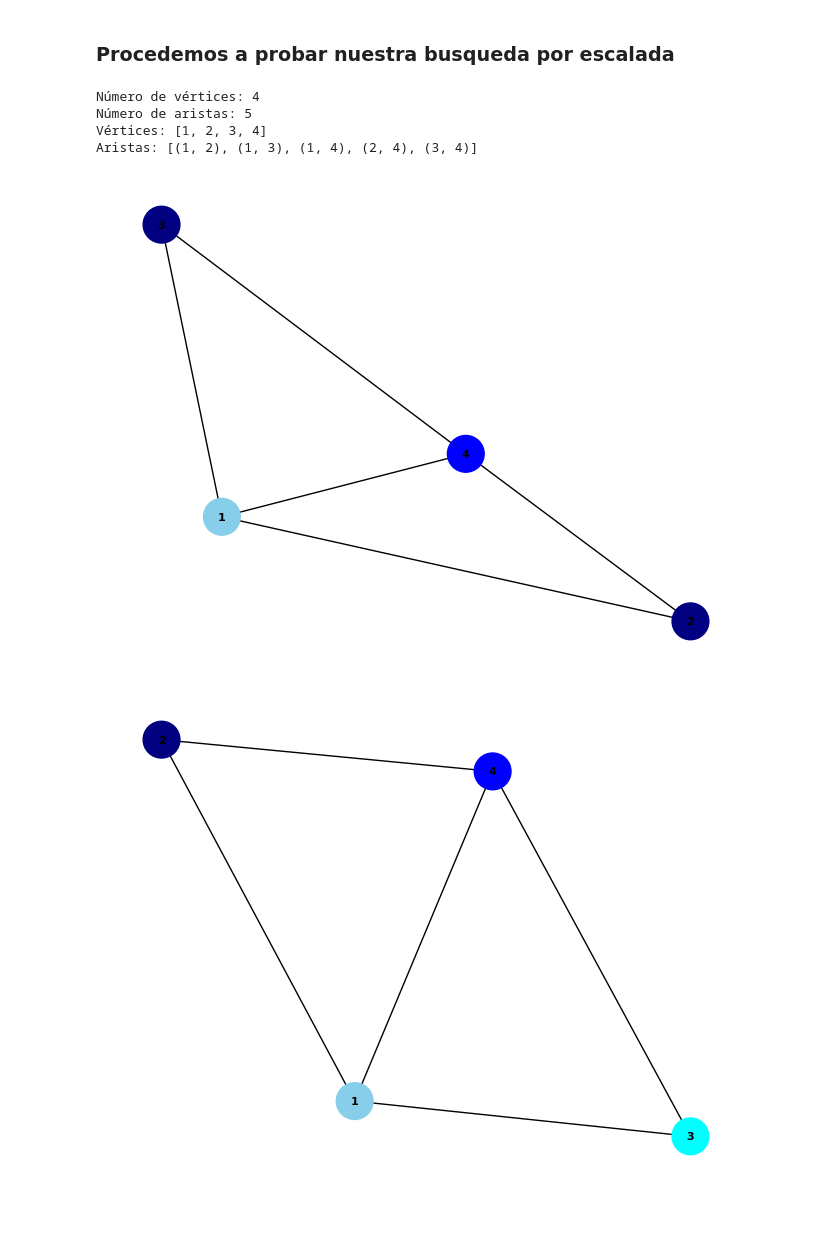
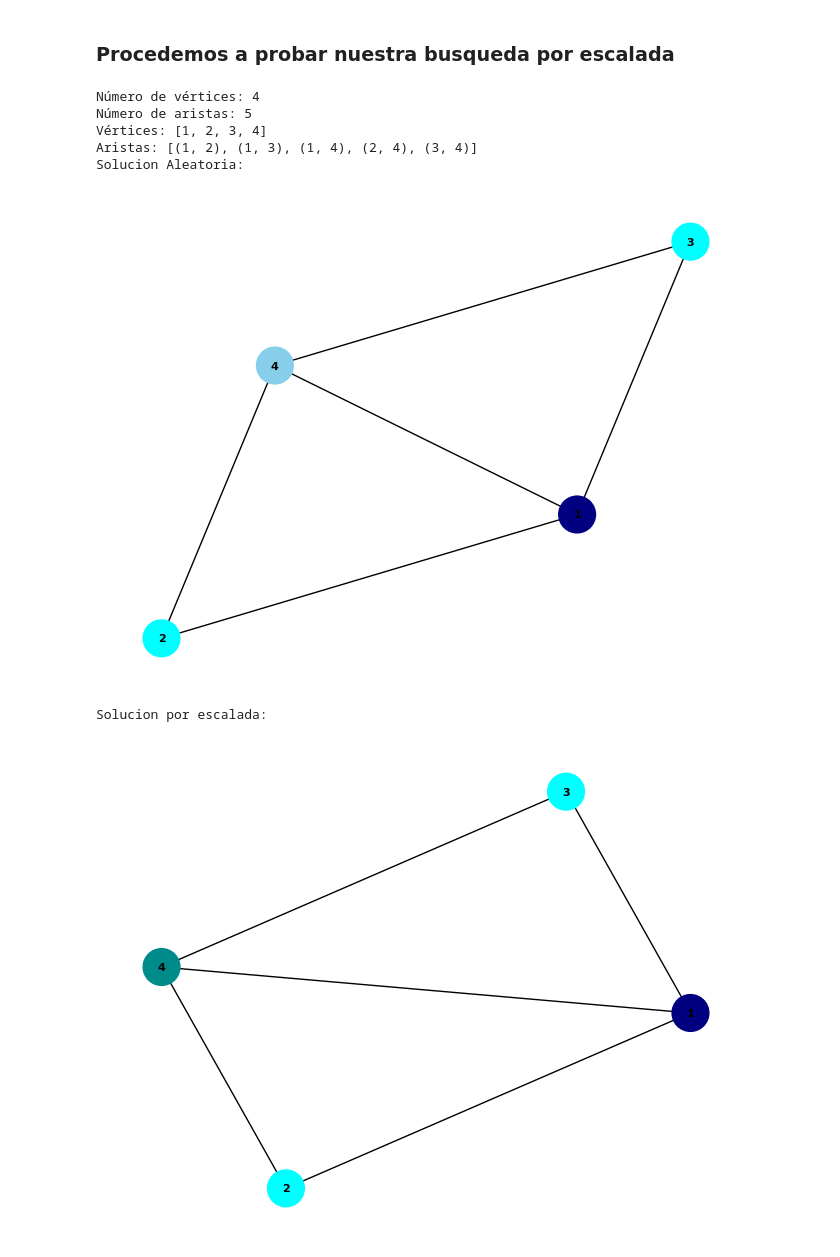
Before and after one commit to CarlosCastanon2099/Computo-Evolutivo, a Jupyter notebook: Tareas/Tarea-02/src/Tarea 2. Representacion de soluciones.ipynb, the cells around one changed output. Drawn from its saved outputs; the diff is of its cells as text; code cells hidden in the pictures; blank space fills up the shorter version.

Commit message:
28-02-2024 Tarea 02 Coloracion Fixes

```diff
--- a/Tareas/Tarea-02/src/Tarea 2. Representacion de soluciones.ipynb
+++ b/Tareas/Tarea-02/src/Tarea 2. Representacion de soluciones.ipynb
@@ -161,7 +184,10 @@ class SColoracion:
         self.colores_asignados[vertice - 1] = color  # Los índices de los vértices empiezan en 1
 
     def obtener_color(self, vertice):
-        return self.colores_asignados[vertice - 1]
+        if vertice > 0 and vertice <= self.n_vertices:
+            return self.colores_asignados[vertice - 1]
+        else:
+            raise ValueError("El vértice especificado está fuera del rango.")
 # %% [markdown]
 ### **Declaramos la siguiente funcion auxiliar para mapear colores a un numero entero de entrada**
 # %%
@@ -177,6 +203,7 @@ Negro: 'k', 'black', 'gray', 'darkgray', 'silver'
 Blanco: 'w', 'white', 'ivory', 'snow', 'ghostwhite'
 '''
 def mapear_color(numero):
+    '''
     colores = ['b', 'blue', 'navy', 'skyblue', 'cyan',
                'r', 'red', 'darkred', 'tomato', 'crimson',
                'g', 'green', 'forestgreen', 'limegreen', 'seagreen',
@@ -185,6 +212,15 @@ def mapear_color(numero):
                'o', 'orange', 'darkorange', 'burntorange', 'coral',
                'k', 'black', 'gray', 'darkgray', 'silver',
                'w', 'white', 'ivory', 'snow', 'ghostwhite']
+    '''
+    colores = ['#0000FF', '#00FFFF', '#000080', '#87CEEB', '#008B8B',
+               '#FF0000', '#FF6347', '#8B0000', '#FF4500', '#DC143C',
+               '#008000', '#008000', '#228B22', '#32CD32', '#2E8B57',
+               '#FFFF00', '#FFFF00', '#FFD700', '#F0E68C', '#FFFFE0',
+               '#FF00FF', '#FF00FF', '#800080', '#FF1493', '#FF00FF',
+               '#FFA500', '#FF8C00', '#FF7F50', '#FF8C00', '#FF7F50',
+               '#000000', '#808080', '#A9A9A9', '#808080', '#C0C0C0',
+               '#FFFFFF', '#FFFFFF', '#FFFFF0', '#FFFAFA', '#F8F8FF']
     return colores[numero % len(colores)]
 # %% [markdown]
 ### **La funcion de evaluacion que usaremos**
@@ -283,14 +319,10 @@ def generar_vecino(solucion_actual):
 
     """
     vertice_a_cambiar = random.randint(1, solucion_actual.n_vertices)
-    #colores_vecinos = coloresVecinos(solucion_actual, vertice_a_cambiar)
-
-
     color_asignado_actual = solucion_actual.obtener_color(vertice_a_cambiar)
     nuevo_color = color_asignado_actual
-    while nuevo_color in coloresVecinos(solucion, vertice_a_cambiar):
+    while nuevo_color in coloresVecinos(solucion_actual, vertice_a_cambiar):
         nuevo_color = random.randint(1, solucion_actual.n_vertices)
-        solucion_actual.asignar_color(vertice_a_cambiar, nuevo_color)
 
     # Crear una copia de la solución actual y modificar el color del vértice seleccionado
     nueva_solucion = SColoracion(solucion_actual.n_vertices, solucion_actual.colores_asignados[:])
@@ -338,22 +370,27 @@ def dibujarsolucionEscalada(solucion, vertices, aristas):
 # %%
 archivo = 'prueba1.col'
 n_vertices, n_aristas, vertices, aristas = leer_ArchivoCol(archivo)
 
 print("Número de vértices:", n_vertices)
 print("Número de aristas:", n_aristas)
 print("Vértices:", vertices)
 print("Aristas:", aristas)
 
 #dibujar_Grafica(vertices, aristas)
-#solucion = busquedaEscalada(archivo)
+print("Solucion Aleatoria:")
+solucion = colorearGraficaConNColores(archivo)
 dibujar_Grafica_coloreado(solucion, vertices, aristas)
+
+print("Solucion por escalada:")
 solucionEscalada = busquedaEscalada(archivo)
 dibujarsolucionEscalada(solucionEscalada, vertices, aristas)
 # %% [output]
 Número de vértices: 4
 Número de aristas: 5
 Vértices: [1, 2, 3, 4]
 Aristas: [(1, 2), (1, 3), (1, 4), (2, 4), (3, 4)]
+Solucion Aleatoria:
-[figure, old version]
+[figure, new version]
+Solucion por escalada:
-[figure, old version]
+[figure, new version]
 # %% [markdown]
```
Also changed, not shown: parts of 7 cells of this notebook, 2 other files.
